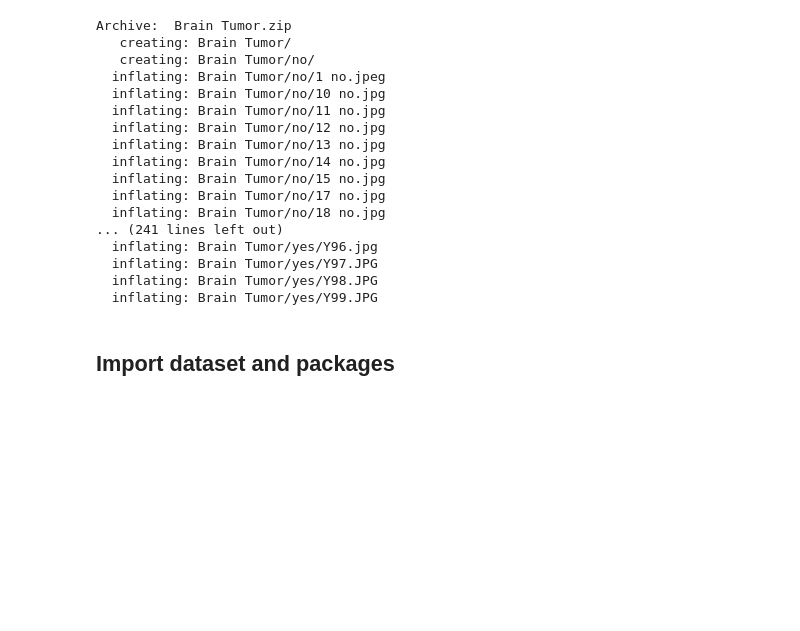
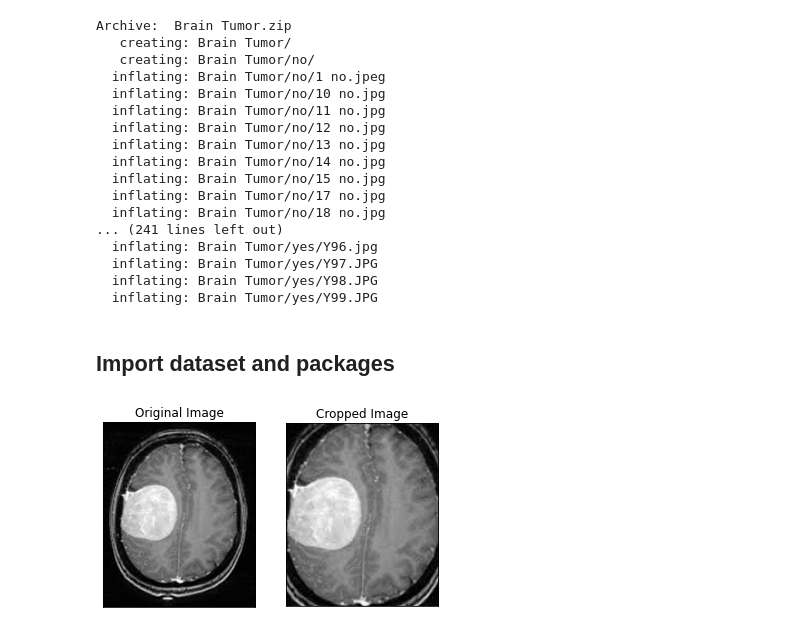
Before and after one commit to mart-anthony-stark/Machine-Learning-and-Deep-Learning, a Jupyter notebook: MRI_Brain_Tumor_Detection.ipynb, the cells around one changed output. Drawn from its saved outputs; the diff is of its cells as text; code cells hidden in the pictures; blank space fills up the shorter version.

```diff
--- a/MRI_Brain_Tumor_Detection.ipynb
+++ b/MRI_Brain_Tumor_Detection.ipynb
@@ -53,7 +53,7 @@ def crop_contour_img(image, plot=False):
   # Detect the contours of the image
   contour = cv2.findContours(threshold_image.copy(), cv2.RETR_EXTERNAL, cv2.CHAIN_APPROX_SIMPLE)
   contour = imutils.grab_contours(contour)
-  c = max(cnts, key=cv2.contourArea)
+  c = max(contour, key=cv2.contourArea)
 
   extreme_pnts_left = tuple(c[c[:, :, 0].argmin()][0])
   extreme_pnts_right = tuple(c[c[:, :, 0].argmax()][0])
@@ -80,3 +80,8 @@ def crop_contour_img(image, plot=False):
     plt.show()
 
     return new_image
+# %%
+example_image = cv2.imread('Brain Tumor/yes/Y1.jpg')
+example_new_imae = crop_contour_img(example_image, True)
+# %% [output]
+[figure, added]
```
